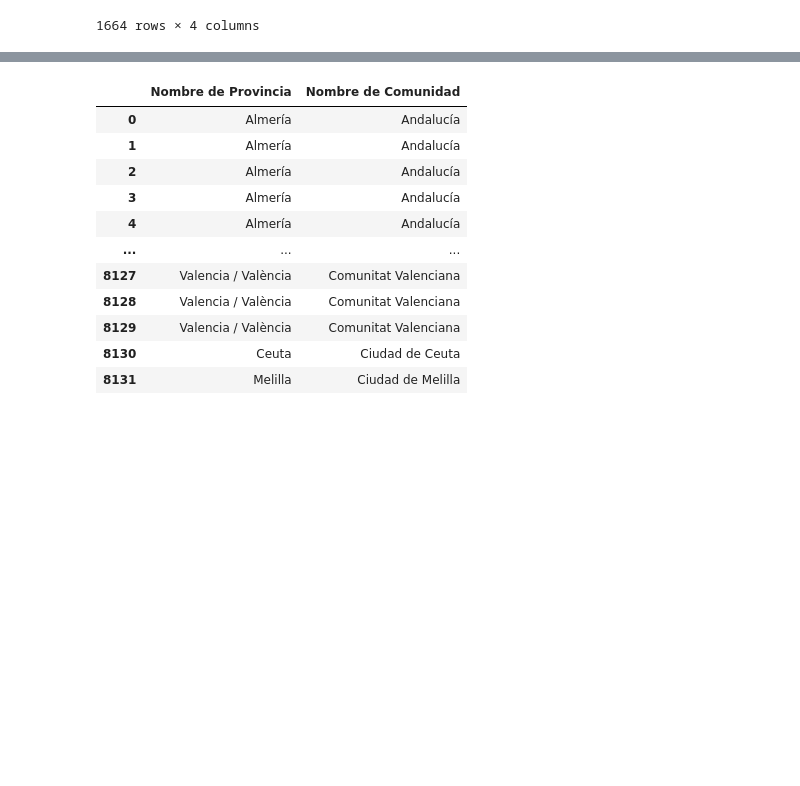
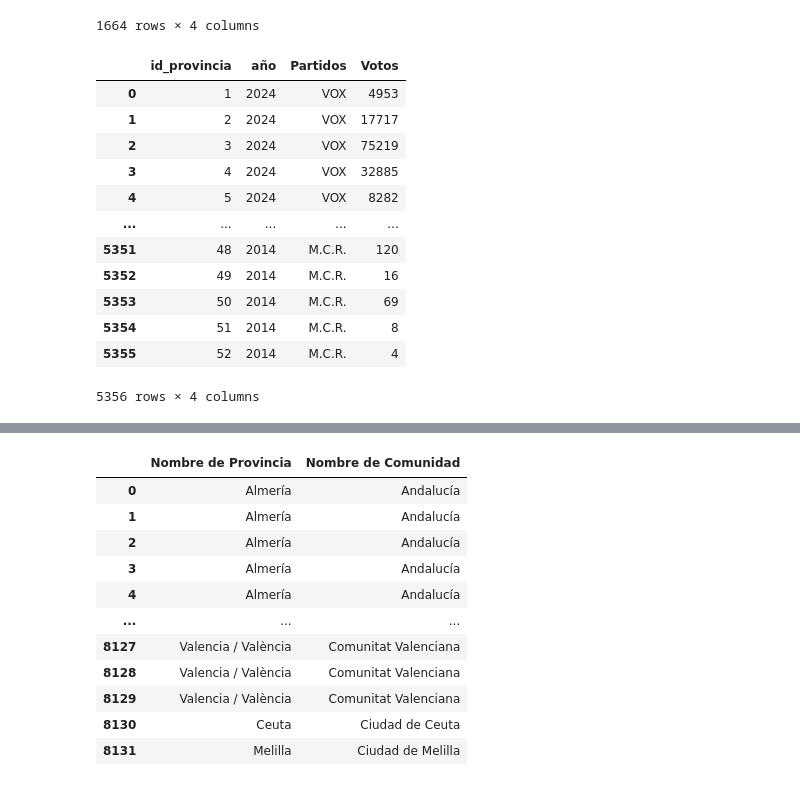
Before and after one commit to UnaiFam/PROYECTO-EUROPA, a Jupyter notebook: pruebas de csv a nacional.ipynb, the cells around one changed output, grey strips where cells are left out. Cells and saved outputs as stored; diff of their text form; code cells hidden in the pictures; blank space fills up the shorter version.

```diff
--- a/pruebas de csv a nacional.ipynb
+++ b/pruebas de csv a nacional.ipynb
@@ -654,0 +659,17 @@ dict_provincia = {
+# %%
+votos_partido=pd.concat([votos_2024,votos_2019,votos_2014], ignore_index=True)
+votos_partido.to_csv("DATOS_PROVINCIA.csv")
+# %% [output]
+|  | id_provincia | año | Partidos | Votos |
+| 0 | 1 | 2024 | VOX | 4953 |
+| 1 | 2 | 2024 | VOX | 17717 |
+| 2 | 3 | 2024 | VOX | 75219 |
+| 3 | 4 | 2024 | VOX | 32885 |
+| 4 | 5 | 2024 | VOX | 8282 |
+| ... | ... | ... | ... | ... |
+| 5351 | 48 | 2014 | M.C.R. | 120 |
+| 5352 | 49 | 2014 | M.C.R. | 16 |
+| 5353 | 50 | 2014 | M.C.R. | 69 |
+| 5354 | 51 | 2014 | M.C.R. | 8 |
+| 5355 | 52 | 2014 | M.C.R. | 4 |
+5356 rows × 4 columns
```
Also changed, not shown: parts of 5 cells of this notebook, 4 other files.
